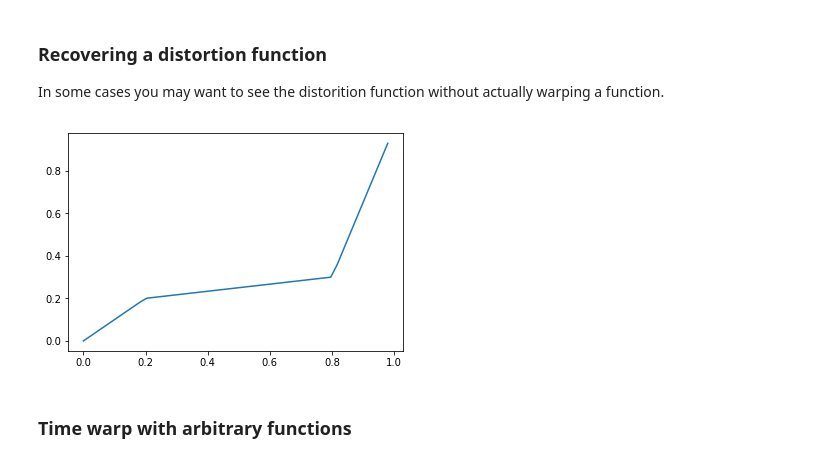
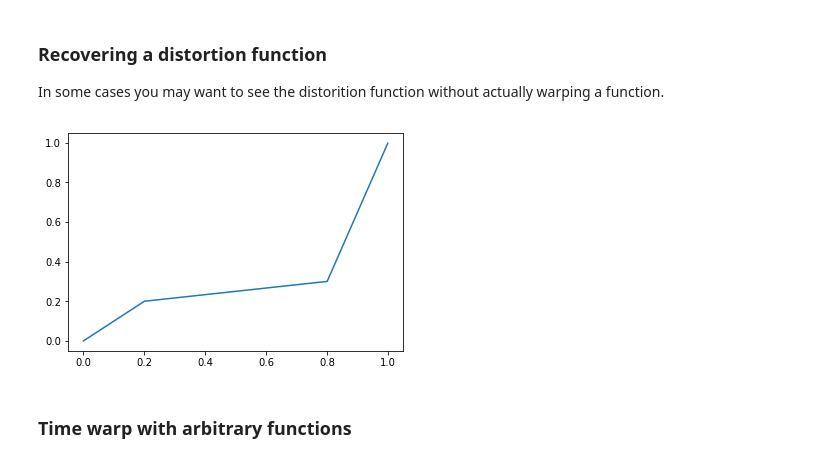
Before and after one commit to bkersbergen/warp, a Jupyter notebook: fwarp/demo.ipynb, the cells around one changed output. Drawn from its saved outputs; the diff is of its cells as text; code cells hidden in the pictures.

```diff
--- a/fwarp/demo.ipynb
+++ b/fwarp/demo.ipynb
@@ -15,4 +15,5 @@ I'll demonstrate below, using the numpy sin function as an example, plotted betw
 The simplest manipulations are elongating and compressing functions. The second parameter into these functions is the factor by which the function is to be compressed or elongated.
 # %%
 x = np.linspace(0, 2*np.pi, 100)
+y = np.linspace(0, 1, 1e3)
 # %%
@@ -30,6 +31,6 @@ plt.plot(x, short_sin(x));
 
 It is also sometimes usefule to get a noisy version of a function. The `fwarp.add_noise` function returns a function that is a noisy version of the original. The second praameter into this function is the standard deviation of the gaussian noise added to the function.
 # %%
-noisy_sin = fwarp.add_noise(np.sin, 0.1)
+noisy_sin = warp.add_noise(np.sin, 0.1)
 plt.plot(x, noisy_sin(x));
 # %% [output]
@@ -61,12 +67,10 @@ plt.plot(x, new_sin(x));
 
 In some cases you may want to see the distorition function without actually warping a function.
 # %%
-import warp
 distortion = warp.generate_distortion_function([.2, .8], [.2, .1, .7])
-y = np.linspace(0, 1)
 plt.plot(y, distortion(y));
 # %% [output]
-[figure, old version]
+[figure, new version]
 # %% [markdown]
 ### Time warp with arbitrary functions
 # %% [markdown]
```
Also changed, not shown: parts of 7 cells of this notebook, 1 other file.
